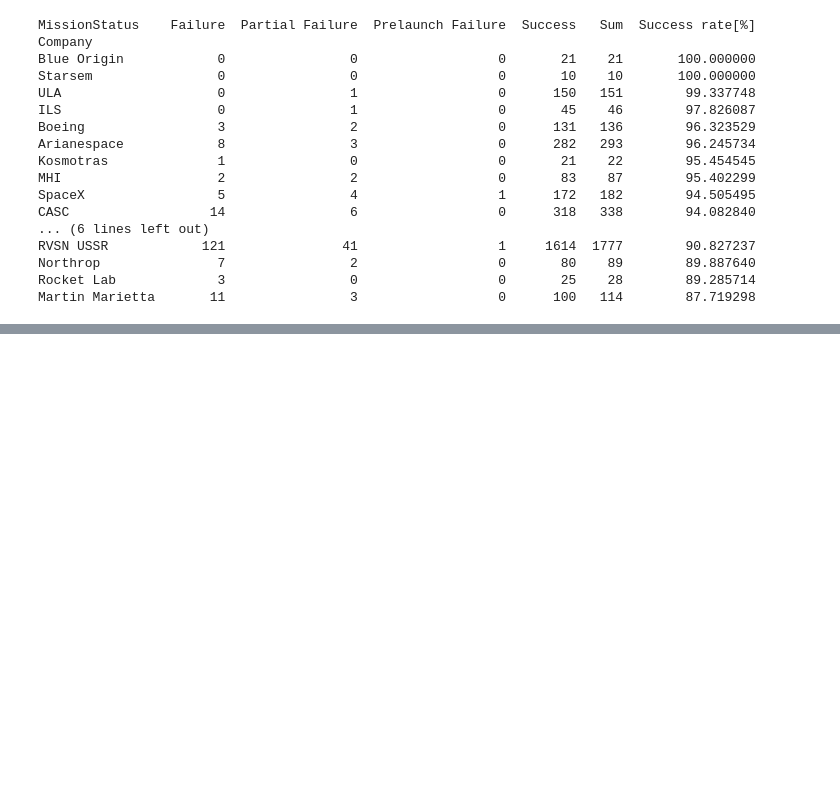
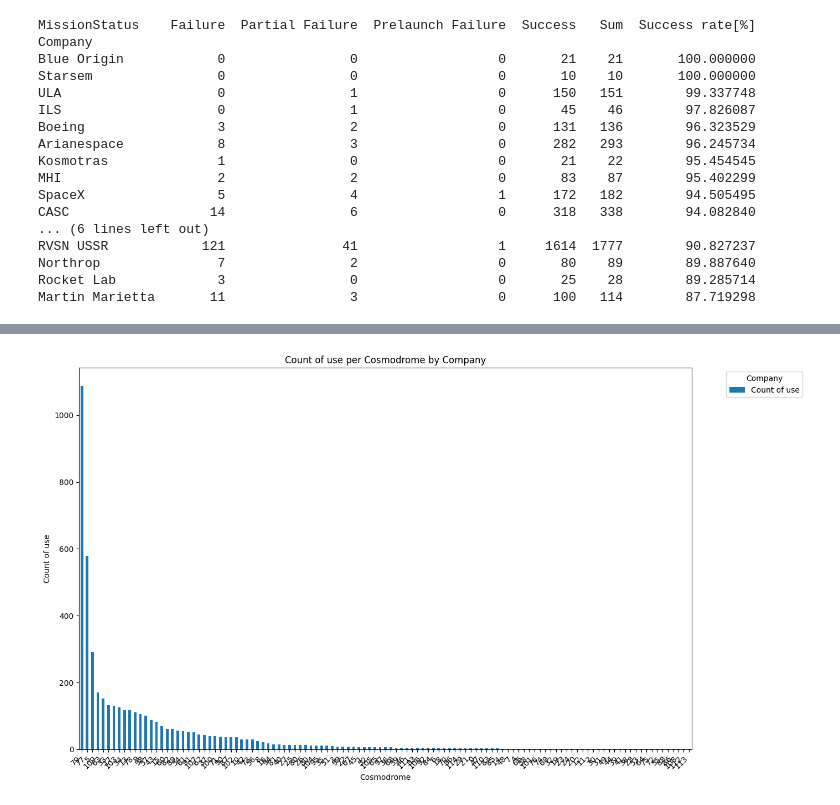
Before and after one commit to szymek111/SQL_space_Data_Analysis, a Jupyter notebook: py_files/space_jupyter_notebook.ipynb, the cells around one changed output, grey strips where cells are left out. Drawn from its saved outputs; the diff is of its cells as text; code cells hidden in the pictures; blank space fills up the shorter version.

```diff
--- a/py_files/space_jupyter_notebook.ipynb
+++ b/py_files/space_jupyter_notebook.ipynb
@@ -300,0 +292,66 @@ Martin Marietta       11                3                  0      100   114
+# %%
+def split_location(location):
+
+#split 'location' on parts containing datas:
+
+    parts = location.split(', ')
+
+    site = None
+    cosmodrome = None
+    state = None
+    country = None
+
+    if len(parts) == 4:
+        # Format: site, cosmodrome, state, country
+        site = parts[0]
+        cosmodrome = parts[1]
+        state = parts[2]
+        country = parts[3]
+    elif len(parts) == 3:
+        # Format: site, cosmodrome, country
+        site = parts[0]
+        cosmodrome = parts[1]
+        state = None
+        country = parts[2]
+    elif len(parts) == 2:
+        # Format: cosmodrome, country
+        site = None
+        cosmodrome = parts[0]
+        state = None
+        country = parts[1]
+    elif len(parts) == 1:
+        # Format: country
+        site = None
+        cosmodrome = None
+        state = None
+        country = parts[0]
+
+    return site, cosmodrome, state, country
+
+df_for_cosmodromes = df.copy()
+df_for_cosmodromes[['Site', 'Cosmodrome', 'State', 'Country']] = df['Location'].apply(split_location).apply(pd.Series)
+
+#Create dataframe: group by 'Company' and 'Cosmodrome', count ocurrences in each group,
+grouped_cosmodrome = df_for_cosmodromes.groupby(['Company', 'Cosmodrome']).size().reset_index(name='Count of use')
+
+#Sort by 'Count of use' column
+grouped_cosmodrome = grouped_cosmodrome.sort_values(by='Count of use', ascending = False)
+grouped_cosmodrome.head(20)
+#grouped_cosmodrome.columns
+
+
+grouped_cosmodrome.plot(kind='bar', stacked=False, figsize=(14, 8))
+
+plt.xlabel('Cosmodrome')
+plt.ylabel('Count of use')
+plt.title('Count of use per Cosmodrome by Company')
+plt.xticks(rotation=45, ha='right')
+plt.legend(title='Company', bbox_to_anchor=(1.05, 1), loc='upper left')
+plt.tight_layout()
+plt.show()
+
+
+# Plotting graph
+#grouped_cosmodrome.head(20).plot(x="Cosmodrome", y=["Count of use"], kind="bar")
+# %% [output]
+[figure, added]
```
Also changed, not shown: parts of 3 cells of this notebook, 2 other files.
